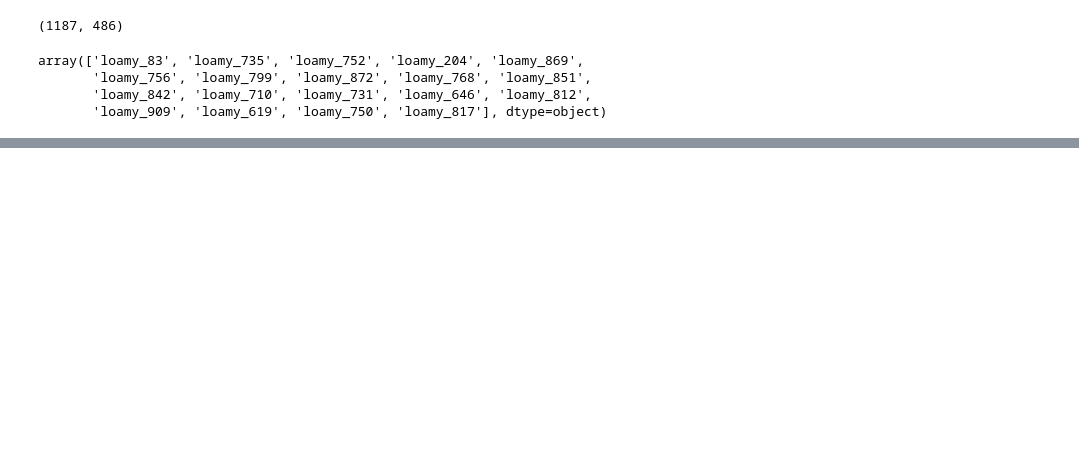
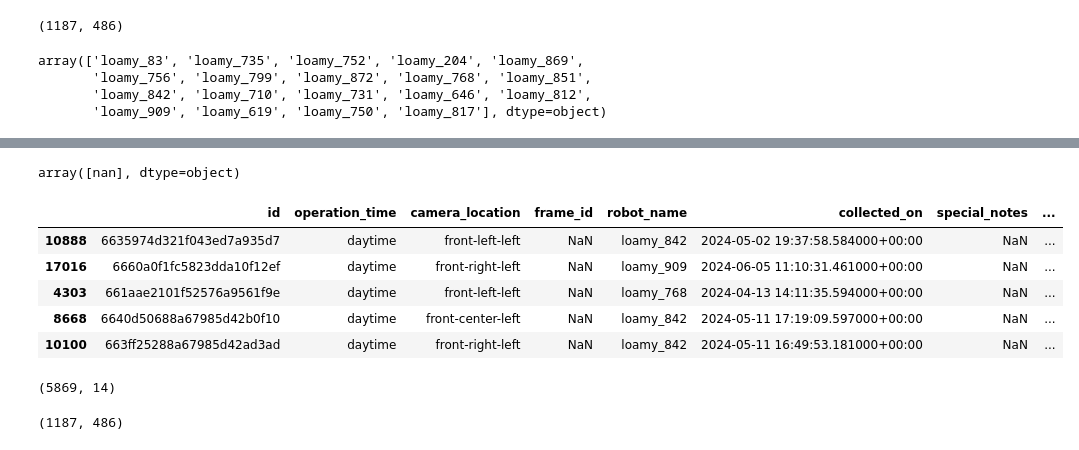
Before and after one commit to liyubrt/notebooks, a Jupyter notebook: check_label.ipynb, the cells around one changed output, grey strips where cells are left out. Drawn from its saved outputs; the diff is of its cells as text; code cells hidden in the pictures; blank space fills up the shorter version.

Commit message:
query and create a dataset with rev1 stop events from 2024 spring paid pilot

```diff
--- a/check_label.ipynb
+++ b/check_label.ipynb
@@ -1402,0 +1427,8 @@ array(['loamy_83', 'loamy_735', 'loamy_752', 'loamy_204', 'loamy_869',
+# %%
+stop_dir = '/data/jupiter/li.yu/data/halo_fps_cases/'
+stop_csvs = ['aletheia_stops_202403.csv', 'aletheia_stops_202404.csv', 'aletheia_stops_202405.csv', 'aletheia_stops_202406.csv']
+stop_df = pd.concat([pd.read_csv(os.path.join(stop_dir, csv)) for csv in stop_csvs], ignore_index=True).drop_duplicates(subset='id')
+print(stop_df.shape)
+REV1_LEFT_CAMERAS = ['front-center-left', 'front-left-left', 'front-right-left', 'side-left-left', 'side-right-left', 'rear-left']
+stop_df = stop_df[stop_df.camera_location.isin(REV1_LEFT_CAMERAS)]
+print(stop_df.shape)
@@ -1402,0 +1450,3 @@ array(['loamy_83', 'loamy_735', 'loamy_752', 'loamy_204', 'loamy_869',
+# %%
+df3 = stop_df[~stop_df.id.isin(df.id)]
+df3.shape
@@ -1402,0 +1466,21 @@ array(['loamy_83', 'loamy_735', 'loamy_752', 'loamy_204', 'loamy_869',
+# %%
+df3.special_notes.unique()
+# %% [output]
+array([nan], dtype=object)
+# %%
+df3.sample(5)
+# %% [output]
+|  | id | operation_time | camera_location | frame_id | robot_name | collected_on | special_notes | ... |
+| 10888 | 6635974d321f043ed7a935d7 | daytime | front-left-left | NaN | loamy_842 | 2024-05-02 19:37:58.584000+00:00 | NaN | ... |
+| 17016 | 6660a0f1fc5823dda10f12ef | daytime | front-right-left | NaN | loamy_909 | 2024-06-05 11:10:31.461000+00:00 | NaN | ... |
+| 4303 | 661aae2101f52576a9561f9e | daytime | front-left-left | NaN | loamy_768 | 2024-04-13 14:11:35.594000+00:00 | NaN | ... |
+| 8668 | 6640d50688a67985d42b0f10 | daytime | front-center-left | NaN | loamy_842 | 2024-05-11 17:19:09.597000+00:00 | NaN | ... |
+| 10100 | 663ff25288a67985d42ad3ad | daytime | front-right-left | NaN | loamy_842 | 2024-05-11 16:49:53.181000+00:00 | NaN | ... |
+# %%
+df3[df3.teleop_request__json.isna()].shape
+# %% [output]
+(5869, 14)
+# %%
+df2.shape
+# %% [output]
+(1187, 486)
```
Also changed, not shown: parts of 13 cells of this notebook, 2 other files.
